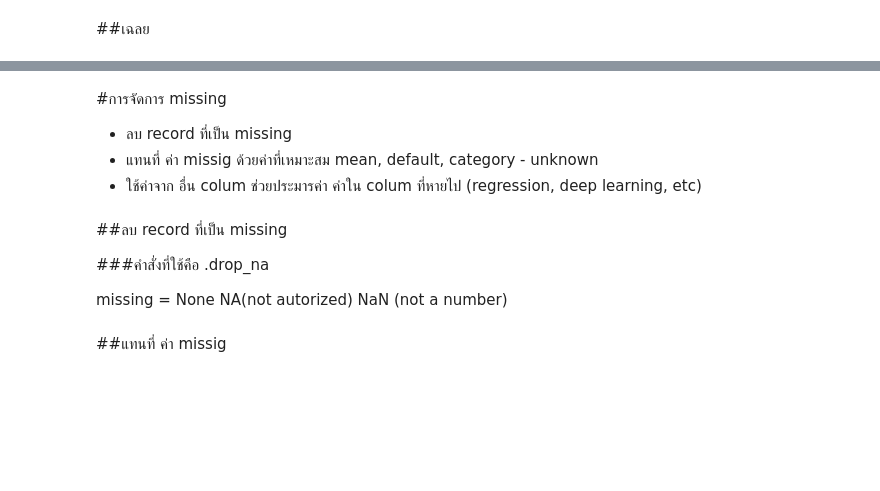
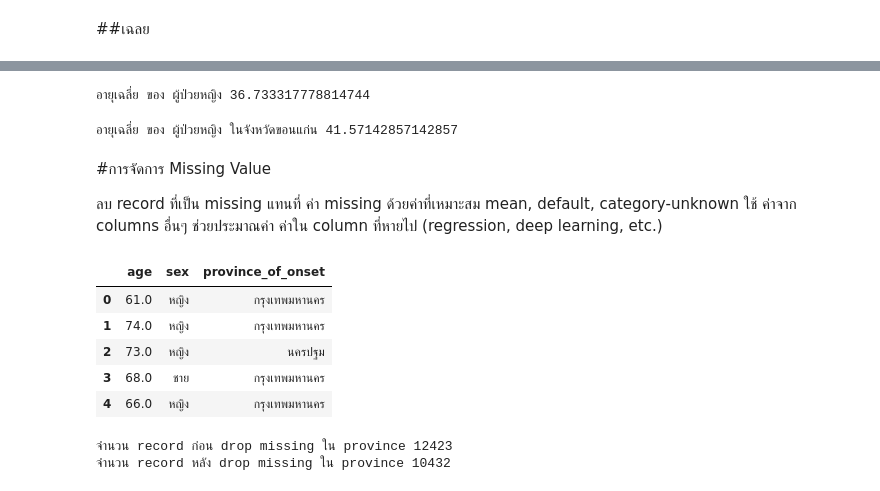
Before and after one commit to waraporn19/data_viz, a Jupyter notebook: Pandas_101.ipynb, the cells around one changed output, grey strips where cells are left out. Drawn from its saved outputs; the diff is of its cells as text; code cells hidden in the pictures; blank space fills up the shorter version.

```diff
--- a/Pandas_101.ipynb
+++ b/Pandas_101.ipynb
@@ -261,23 +291,32 @@ female = this_data
 # %%
-sum =0
+sum = 0
 N = 0
-for a in famale ['age'] :
+for a in female['age']:
 
-     if a > 0 :
-        sum += a  # sum = sum + a
-        N += 's'
+    if a > 0:
+        sum += a # sum = sum + a
+        N += 1
 
-print(f'อายุเฉลี่ย ของ ผู้ป่วยหญิง {sum/N}') #หามาได้ทั้งหมด แล้วหาร จำนวนทั้งหมด
+print(f'อายุเฉลี่ย ของ ผู้ป่วยหญิง {sum/N}')
+# %% [output]
+อายุเฉลี่ย ของ ผู้ป่วยหญิง 36.733317778814744
+# %%
+female_KK = female[female['province_of_onset']=='ขอนแก่น']
+
+sum = 0
+N = 0
+for a in female_KK['age']:
+
+    if a > 0:
+        sum += a # sum = sum + a
+        N += 1
+
+print(f'อายุเฉลี่ย ของ ผู้ป่วยหญิง ในจังหวัดขอนแก่น {sum/N}')
+# %% [output]
+อายุเฉลี่ย ของ ผู้ป่วยหญิง ในจังหวัดขอนแก่น 41.57142857142857
 # %% [markdown]
-#การจัดการ missing
+#การจัดการ Missing Value
 
-- ลบ record ที่เป็น missing
-- แทนที่ ค่า missig ด้วยค่าที่เหมาะสม  mean, default, category - unknown
-- ใช้ค่าจาก อื่น colum ช่วยประมารค่า ค่าใน colum  ที่หายไป
-(regression, deep learning, etc)
+ลบ record ที่เป็น missing
+แทนที่ ค่า missing ด้วยค่าที่เหมาะสม mean, default, category-unknown
+ใช้ ค่าจาก columns อื่นๆ ช่วยประมาณค่า ค่าใน column ที่หายไป (regression, deep learning, etc.)
-# %% [markdown]
-##ลบ record ที่เป็น missing
-
-###คำสั่งที่ใช้คือ  .drop_na
-
-missing =  None  NA(not autorized) NaN (not a number)
@@ -288,2 +323,16 @@ missing =  None  NA(not autorized) NaN (not a number)
-# %% [markdown]
-##แทนที่ ค่า missig
+# %%
+this_data = data_covid[['age','sex','province_of_onset']]
+this_data.head()
+# %% [output]
+|  | age | sex | province_of_onset |
+| 0 | 61.0 | หญิง | กรุงเทพมหานคร |
+| 1 | 74.0 | หญิง | กรุงเทพมหานคร |
+| 2 | 73.0 | หญิง | นครปฐม |
+| 3 | 68.0 | ชาย | กรุงเทพมหานคร |
+| 4 | 66.0 | หญิง | กรุงเทพมหานคร |
+# %%
+print(f'จำนวน record ก่อน drop missing ใน province {this_data.shape[0]}')
+print(f"จำนวน record หลัง drop missing ใน province {this_data.dropna(subset=['province_of_onset']).shape[0]}")
+# %% [output]
+จำนวน record ก่อน drop missing ใน province 12423
+จำนวน record หลัง drop missing ใน province 10432
```
Also changed, not shown: parts of 19 cells of this notebook.
